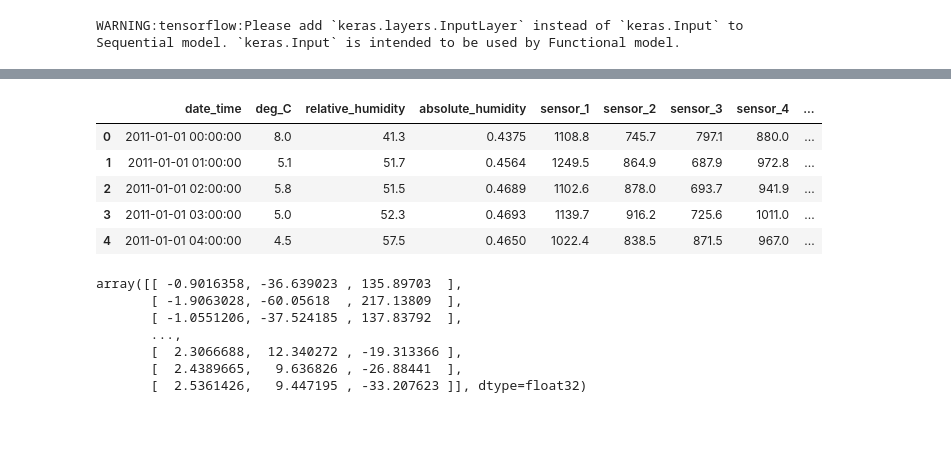
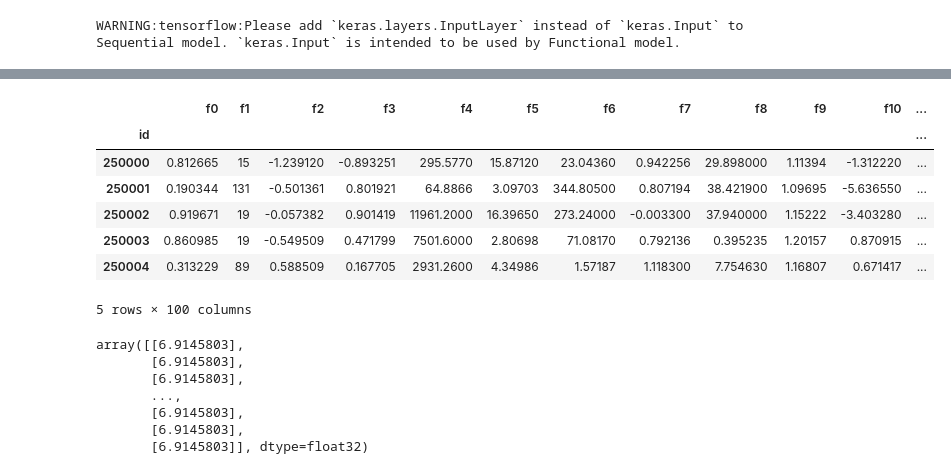
Before and after one commit to AnuragAnalog/myKaggle, a Jupyter notebook: Tabular-Playground-Series/Aug-2021/Tabular Playground Series Aug 2021.ipynb, the cells around one changed output, grey strips where cells are left out. Saved outputs shown, nothing was run; the diff lists cells and outputs as text; code cells hidden in the pictures; blank space fills up the shorter version.

```diff
--- a/Tabular-Playground-Series/Aug-2021/Tabular Playground Series Aug 2021.ipynb
+++ b/Tabular-Playground-Series/Aug-2021/Tabular Playground Series Aug 2021.ipynb
@@ -133,28 +137,30 @@ Epoch 5000/5000
 # %%
 # Load test data
 
-test = pd.read_csv('test.csv', parse_dates=['date_time'])
+test = pd.read_csv('test.csv', index_col=['id'])
 test.head()
 # %% [output]
-|  | date_time | deg_C | relative_humidity | absolute_humidity | sensor_1 | sensor_2 | sensor_3 | sensor_4 | ... |
-| 0 | 2011-01-01 00:00:00 | 8.0 | 41.3 | 0.4375 | 1108.8 | 745.7 | 797.1 | 880.0 | ... |
-| 1 | 2011-01-01 01:00:00 | 5.1 | 51.7 | 0.4564 | 1249.5 | 864.9 | 687.9 | 972.8 | ... |
-| 2 | 2011-01-01 02:00:00 | 5.8 | 51.5 | 0.4689 | 1102.6 | 878.0 | 693.7 | 941.9 | ... |
-| 3 | 2011-01-01 03:00:00 | 5.0 | 52.3 | 0.4693 | 1139.7 | 916.2 | 725.6 | 1011.0 | ... |
-| 4 | 2011-01-01 04:00:00 | 4.5 | 57.5 | 0.4650 | 1022.4 | 838.5 | 871.5 | 967.0 | ... |
+|  | f0 | f1 | f2 | f3 | f4 | f5 | f6 | f7 | f8 | f9 | f10 | ... |
+| id |  |  |  |  |  |  |  |  |  |  |  | ... |
+| 250000 | 0.812665 | 15 | -1.239120 | -0.893251 | 295.5770 | 15.87120 | 23.04360 | 0.942256 | 29.898000 | 1.11394 | -1.312220 | ... |
+| 250001 | 0.190344 | 131 | -0.501361 | 0.801921 | 64.8866 | 3.09703 | 344.80500 | 0.807194 | 38.421900 | 1.09695 | -5.636550 | ... |
+| 250002 | 0.919671 | 19 | -0.057382 | 0.901419 | 11961.2000 | 16.39650 | 273.24000 | -0.003300 | 37.940000 | 1.15222 | -3.403280 | ... |
+| 250003 | 0.860985 | 19 | -0.549509 | 0.471799 | 7501.6000 | 2.80698 | 71.08170 | 0.792136 | 0.395235 | 1.20157 | 0.870915 | ... |
+| 250004 | 0.313229 | 89 | 0.588509 | 0.167705 | 2931.2600 | 4.34986 | 1.57187 | 1.118300 | 7.754630 | 1.16807 | 0.671417 | ... |
+5 rows × 100 columns
 # %%
 # Predictioin
 
-test_pred = model.predict(test.drop(['date_time'], axis=1))
+test_pred = model.predict(test)
 test_pred
 # %% [output]
-array([[ -0.9016358, -36.639023 , 135.89703  ],
-       [ -1.9063028, -60.05618  , 217.13809  ],
-       [ -1.0551206, -37.524185 , 137.83792  ],
+array([[6.9145803],
+       [6.9145803],
+       [6.9145803],
        ...,
-       [  2.3066688,  12.340272 , -19.313366 ],
-       [  2.4389665,   9.636826 , -26.88441  ],
-       [  2.5361426,   9.447195 , -33.207623 ]], dtype=float32)
+       [6.9145803],
+       [6.9145803],
+       [6.9145803]], dtype=float32)
 # %%
 # Output
 
```
Also changed, not shown: parts of 12 cells of this notebook.
